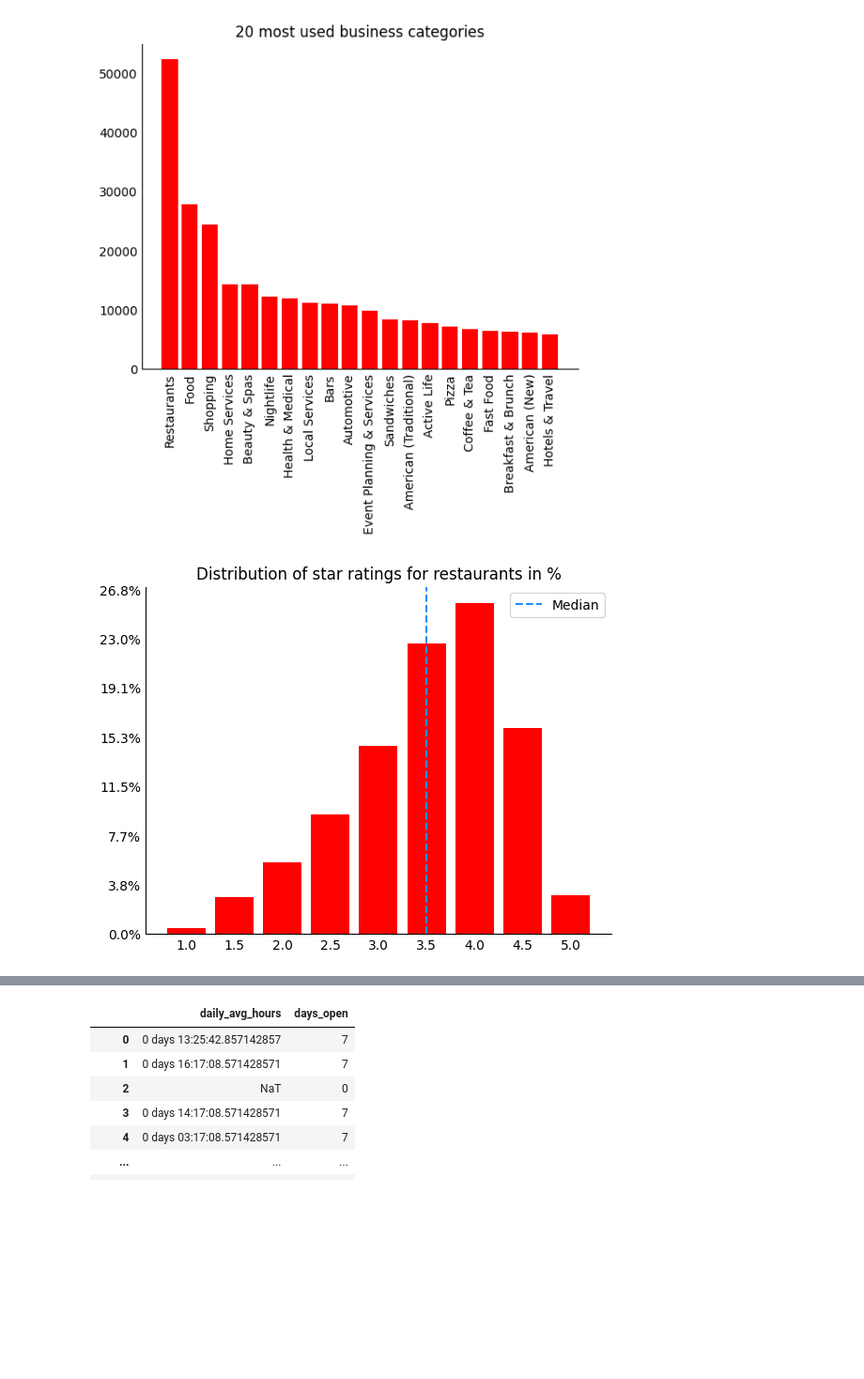
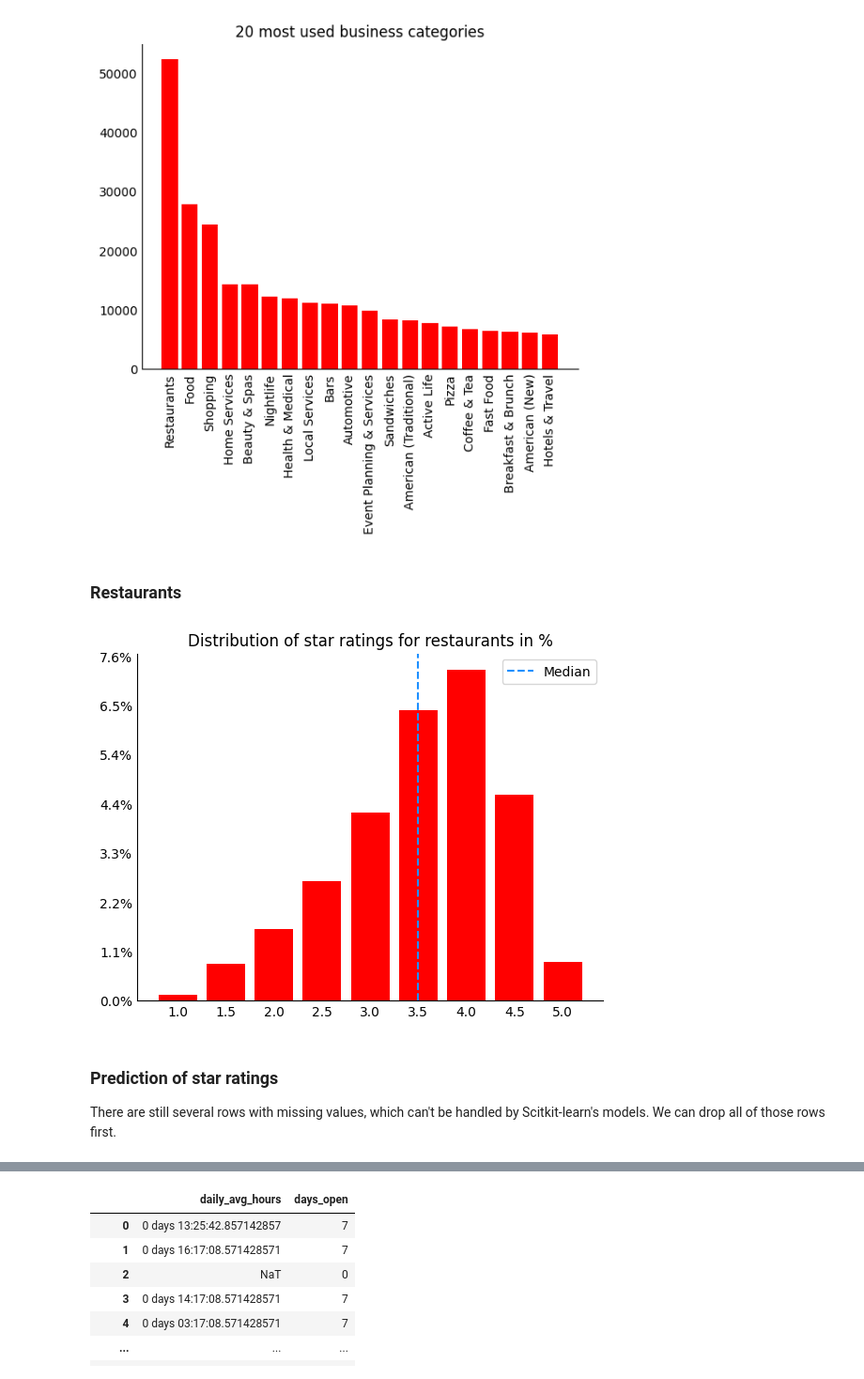
Before and after one commit to raska0010/yelp-customer-reviews, a Jupyter notebook: data_cleaning.ipynb, the cells around one changed output, grey strips where cells are left out. Shown at 94% size. Cells and saved outputs as stored; diff of their text form; code cells hidden in the pictures; blank space fills up the shorter version.

```diff
--- a/data_cleaning.ipynb
+++ b/data_cleaning.ipynb
@@ -99,14 +99,6 @@ businesses.drop(
     'address',
     'postal_code',
     'hours',
-    'is_open',
-    # 'monday',
-    # 'tuesday',
-    # 'wednesday',
-    # 'thursday',
-    # 'friday',
-    # 'saturday',
-    # 'sunday',
     'latitude',
     'longitude'
   ],
@@ -159,4 +151,6 @@ plt.tick_params(axis='both', length=0.0)
 plt.show();
 # %% [output]
 [figure]
+# %% [markdown]
+### Restaurants
 # %%
@@ -173,19 +167,24 @@ restaurants.reset_index(drop=True, inplace=True)
 # %%
 # What is the distrbution of star ratings? What is the median?
 
 from matplotlib.ticker import PercentFormatter
 
-stars = restaurants['stars'].value_counts().sort_index()
+x = restaurants[['business_id', 'stars']].groupby(by='stars').count().index
+y = np.reshape(restaurants[['business_id', 'stars']].groupby(by='stars').count().values, (-1))
 
-plt.bar(stars.index, stars.values, color='r', width=0.4)
-plt.axvline(restaurants['stars'].describe().iloc[5], color='dodgerblue', linestyle='--', label='Median')
+plt.bar(x, y, color='r', width=0.4)
+plt.axvline(restaurants['stars'].median(), color='dodgerblue', linestyle='--', label='Median')
 plt.title('Distribution of star ratings for restaurants in %')
 plt.gca().spines[['right', 'top']].set_visible(False)
-plt.gca().yaxis.set_major_formatter(PercentFormatter(stars.values.sum()))
+plt.gca().yaxis.set_major_formatter(PercentFormatter(restaurants['stars'].values.sum()))
 plt.xticks(np.linspace(1, 5, 9))
 plt.gca().spines[['right', 'top']].set_visible(False)
 plt.tick_params(axis='both', length=0.0)
 plt.legend()
 plt.show();
 # %% [output]
-[figure, old version]
+[figure, new version]
+# %% [markdown]
+### Prediction of star ratings
+
+There are still several rows with missing values, which can't be handled by Scitkit-learn's models. We can drop all of those rows first.
```
Also changed, not shown: parts of 49 cells of this notebook.
